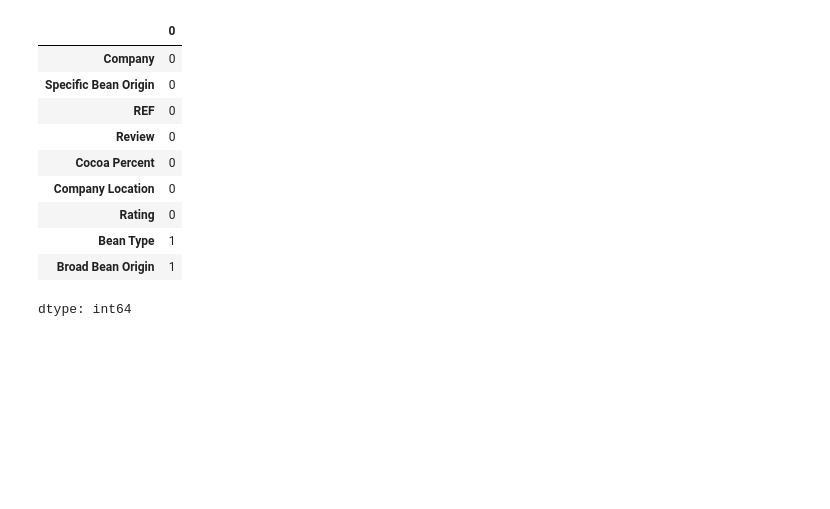
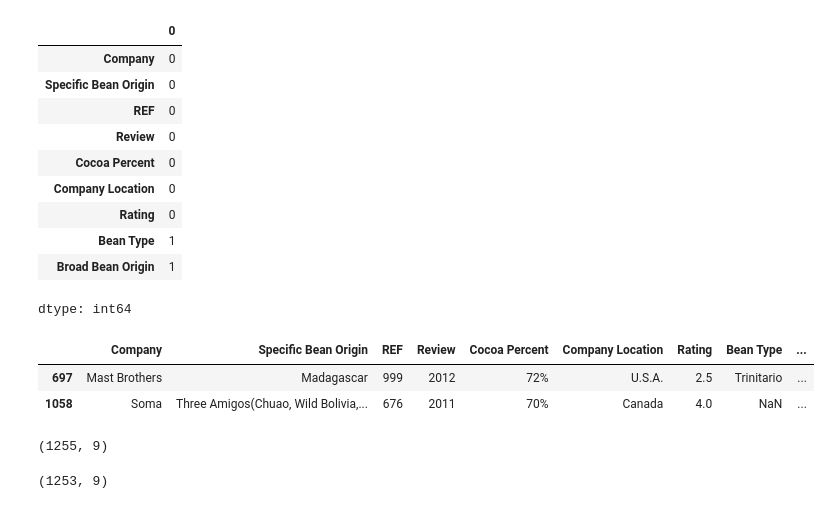
Before and after one commit to PolyakovMA/chocolate-review, a Jupyter notebook: Chocolate_reviews.ipynb, the cells around one changed output. Drawn from its saved outputs; the diff is of its cells as text; code cells hidden in the pictures; blank space fills up the shorter version.

```diff
--- a/Chocolate_reviews.ipynb
+++ b/Chocolate_reviews.ipynb
@@ -62,6 +62,23 @@ train_df.isna().sum()
 | Bean Type | 1 |
 | Broad Bean Origin | 1 |
 dtype: int64
+# %%
+train_df.loc[   (train_df['Bean Type'].isna())   |
+                (train_df['Broad Bean Origin'].isna())
+                ]
+# %% [output]
+|  | Company | Specific Bean Origin | REF | Review | Cocoa Percent | Company Location | Rating | Bean Type | ... |
+| 697 | Mast Brothers | Madagascar | 999 | 2012 | 72% | U.S.A. | 2.5 | Trinitario | ... |
+| 1058 | Soma | Three Amigos(Chuao, Wild Bolivia,... | 676 | 2011 | 70% | Canada | 4.0 | NaN | ... |
+# %%
+train_df.shape
+# %% [output]
+(1255, 9)
+# %%
+train_df = train_df.dropna()
+train_df.shape
+# %% [output]
+(1253, 9)
 # %%
 X = train_df.drop('Rating', axis=1)
 y = train_df['Rating']
```
Also changed, not shown: parts of 5 cells of this notebook.
